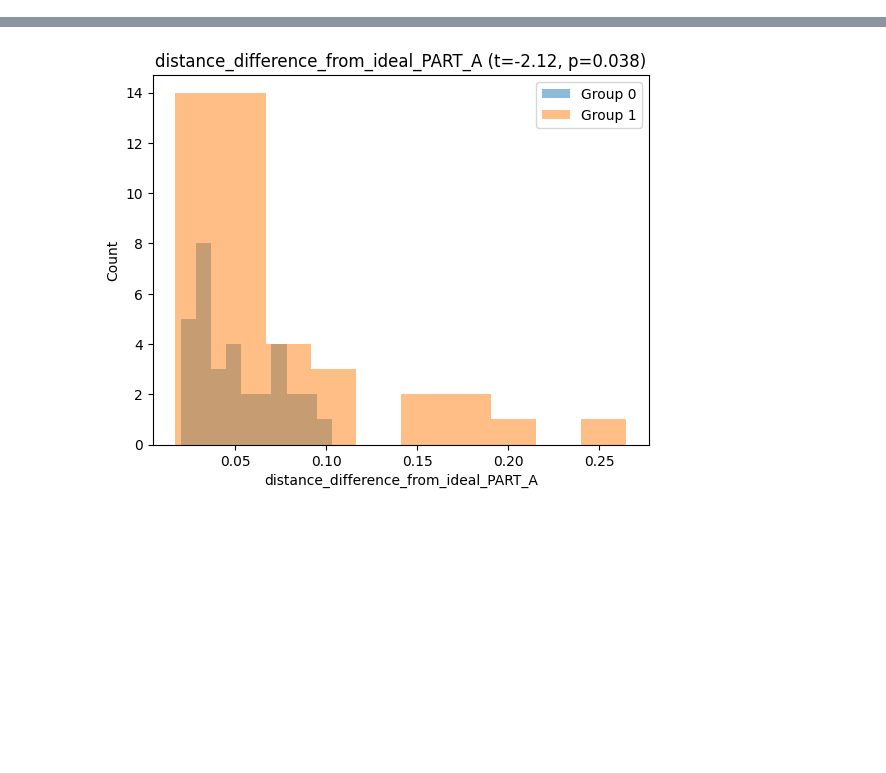
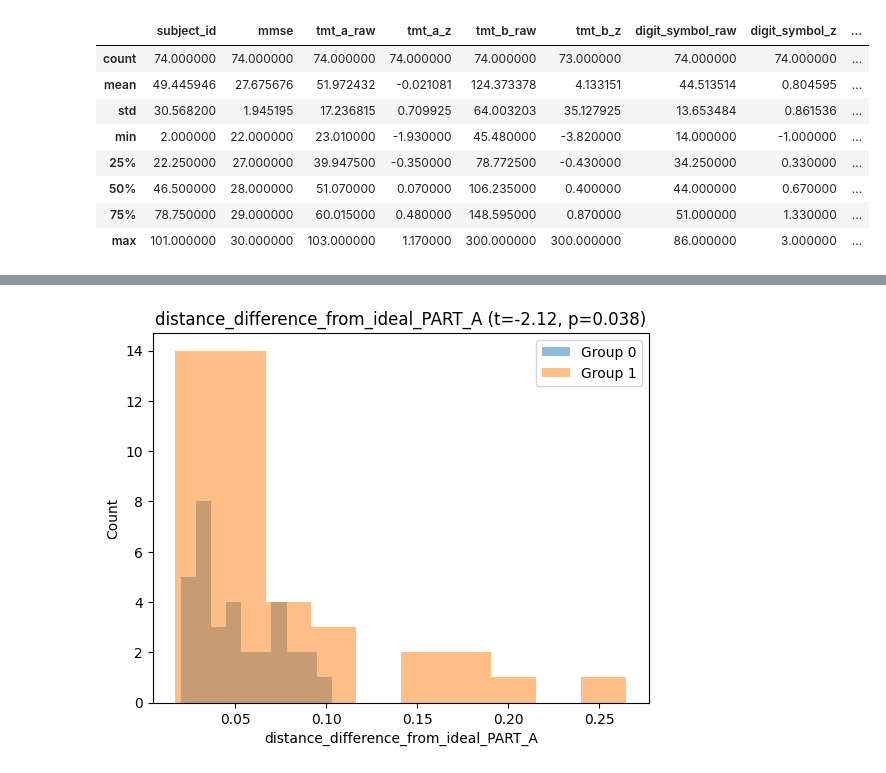
Before and after one commit to gianluca-capelo/tmt-analysis, a Jupyter notebook: notebooks/eda.ipynb, the cells around one changed output, grey strips where cells are left out. Cells and saved outputs as stored; diff of their text form; code cells hidden in the pictures; blank space fills up the shorter version.

```diff
--- a/notebooks/eda.ipynb
+++ b/notebooks/eda.ipynb
@@ -11,0 +68,12 @@ base_path = str(Path(full_path).parents[1])  # "path"
+# %%
+df_non_digital.describe()
+# %% [output]
+|  | subject_id | mmse | tmt_a_raw | tmt_a_z | tmt_b_raw | tmt_b_z | digit_symbol_raw | digit_symbol_z | ... |
+| count | 74.000000 | 74.000000 | 74.000000 | 74.000000 | 74.000000 | 73.000000 | 74.000000 | 74.000000 | ... |
+| mean | 49.445946 | 27.675676 | 51.972432 | -0.021081 | 124.373378 | 4.133151 | 44.513514 | 0.804595 | ... |
+| std | 30.568200 | 1.945195 | 17.236815 | 0.709925 | 64.003203 | 35.127925 | 13.653484 | 0.861536 | ... |
+| min | 2.000000 | 22.000000 | 23.010000 | -1.930000 | 45.480000 | -3.820000 | 14.000000 | -1.000000 | ... |
+| 25% | 22.250000 | 27.000000 | 39.947500 | -0.350000 | 78.772500 | -0.430000 | 34.250000 | 0.330000 | ... |
+| 50% | 46.500000 | 28.000000 | 51.070000 | 0.070000 | 106.235000 | 0.400000 | 44.000000 | 0.670000 | ... |
+| 75% | 78.750000 | 29.000000 | 60.015000 | 0.480000 | 148.595000 | 0.870000 | 51.000000 | 1.330000 | ... |
+| max | 101.000000 | 30.000000 | 103.000000 | 1.170000 | 300.000000 | 300.000000 | 86.000000 | 3.000000 | ... |
```
Also changed, not shown: parts of 7 cells of this notebook.
